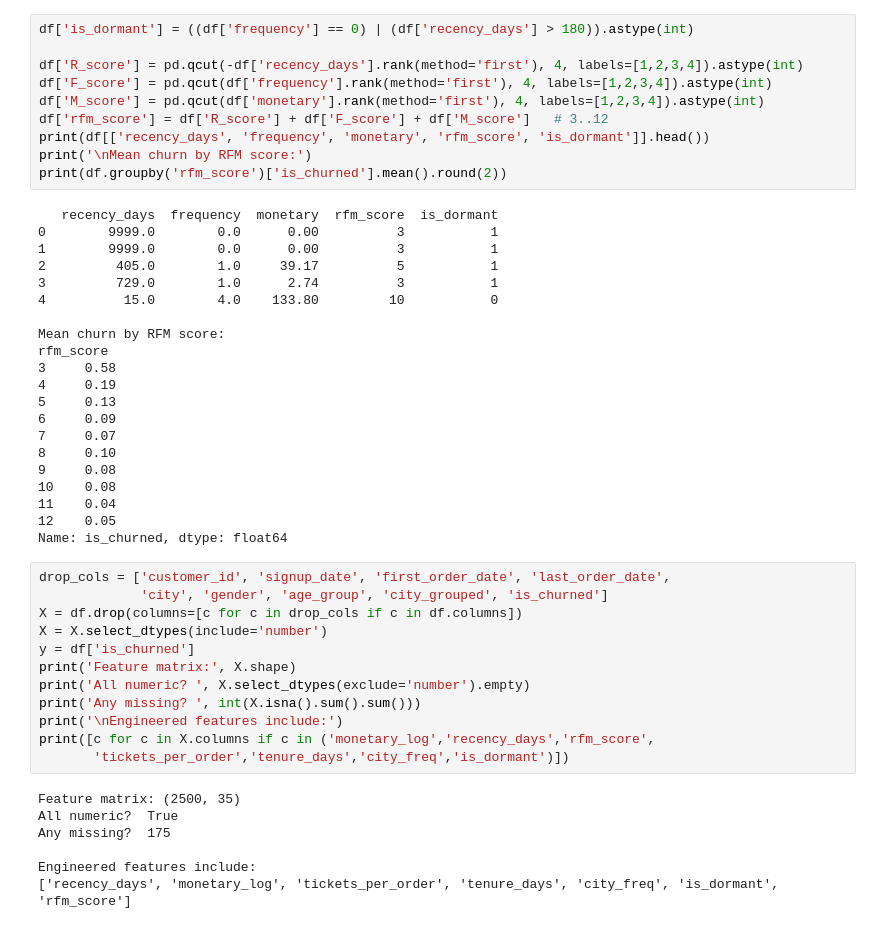
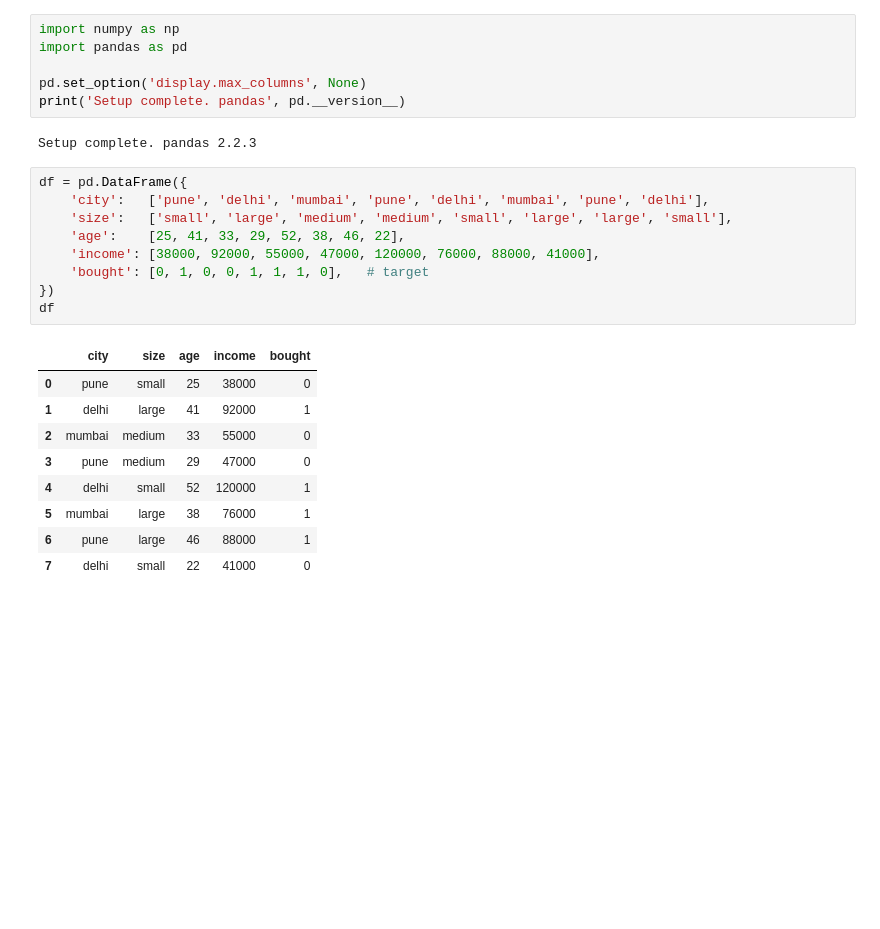
Before and after one commit to Kotte-Shivani/NASSCOM, a Jupyter notebook: week 4/U10_Feature_Engineering_Part1_Lab.ipynb, the cells around one changed output. Drawn from its saved outputs; the diff is of its cells as text; blank space fills up the shorter version.

```diff
--- a/week 4/U10_Feature_Engineering_Part1_Lab.ipynb
+++ b/week 4/U10_Feature_Engineering_Part1_Lab.ipynb
@@ -291,50 +1,27 @@ Name: count, dtype: int64
-# %%
-df['is_dormant'] = ((df['frequency'] == 0) | (df['recency_days'] > 180)).astype(int)
-
-df['R_score'] = pd.qcut(-df['recency_days'].rank(method='first'), 4, labels=[1,2,3,4]).astype(int)
-df['F_score'] = pd.qcut(df['frequency'].rank(method='first'), 4, labels=[1,2,3,4]).astype(int)
-df['M_score'] = pd.qcut(df['monetary'].rank(method='first'), 4, labels=[1,2,3,4]).astype(int)
-df['rfm_score'] = df['R_score'] + df['F_score'] + df['M_score']   # 3..12
-print(df[['recency_days', 'frequency', 'monetary', 'rfm_score', 'is_dormant']].head())
-print('\nMean churn by RFM score:')
-print(df.groupby('rfm_score')['is_churned'].mean().round(2))
-# %% [output]
-   recency_days  frequency  monetary  rfm_score  is_dormant
-0        9999.0        0.0      0.00          3           1
-1        9999.0        0.0      0.00          3           1
-2         405.0        1.0     39.17          5           1
-3         729.0        1.0      2.74          3           1
-4          15.0        4.0    133.80         10           0
-
-Mean churn by RFM score:
-rfm_score
-3     0.58
-4     0.19
-5     0.13
-6     0.09
-7     0.07
-8     0.10
-9     0.08
-10    0.08
-11    0.04
-12    0.05
-Name: is_churned, dtype: float64
-# %%
-drop_cols = ['customer_id', 'signup_date', 'first_order_date', 'last_order_date',
-             'city', 'gender', 'age_group', 'city_grouped', 'is_churned']
-X = df.drop(columns=[c for c in drop_cols if c in df.columns])
-X = X.select_dtypes(include='number')
-y = df['is_churned']
-print('Feature matrix:', X.shape)
-print('All numeric? ', X.select_dtypes(exclude='number').empty)
-print('Any missing? ', int(X.isna().sum().sum()))
-print('\nEngineered features include:')
-print([c for c in X.columns if c in ('monetary_log','recency_days','rfm_score',
-       'tickets_per_order','tenure_days','city_freq','is_dormant')])
-# %% [output]
-Feature matrix: (2500, 35)
-All numeric?  True
-Any missing?  175
-
-Engineered features include:
-['recency_days', 'monetary_log', 'tickets_per_order', 'tenure_days', 'city_freq', 'is_dormant', 'rfm_score']
+# %%
+import numpy as np
+import pandas as pd
+
+pd.set_option('display.max_columns', None)
+print('Setup complete. pandas', pd.__version__)
+# %% [output]
+Setup complete. pandas 2.2.3
+# %%
+df = pd.DataFrame({
+    'city':   ['pune', 'delhi', 'mumbai', 'pune', 'delhi', 'mumbai', 'pune', 'delhi'],
+    'size':   ['small', 'large', 'medium', 'medium', 'small', 'large', 'large', 'small'],
+    'age':    [25, 41, 33, 29, 52, 38, 46, 22],
+    'income': [38000, 92000, 55000, 47000, 120000, 76000, 88000, 41000],
+    'bought': [0, 1, 0, 0, 1, 1, 1, 0],   # target
+})
+df
+# %% [output]
+|  | city | size | age | income | bought |
+| 0 | pune | small | 25 | 38000 | 0 |
+| 1 | delhi | large | 41 | 92000 | 1 |
+| 2 | mumbai | medium | 33 | 55000 | 0 |
+| 3 | pune | medium | 29 | 47000 | 0 |
+| 4 | delhi | small | 52 | 120000 | 1 |
+| 5 | mumbai | large | 38 | 76000 | 1 |
+| 6 | pune | large | 46 | 88000 | 1 |
+| 7 | delhi | small | 22 | 41000 | 0 |
```
Also changed, not shown: parts of 28 cells of this notebook.
